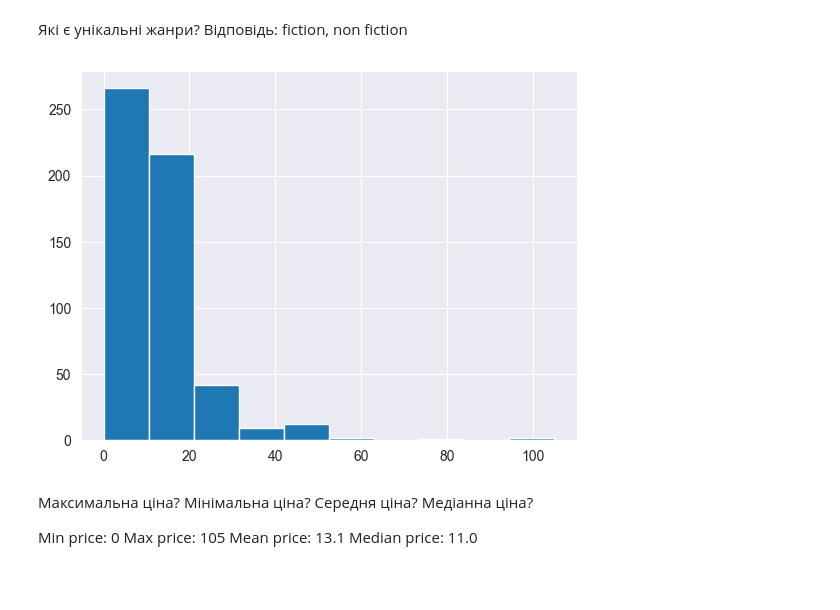
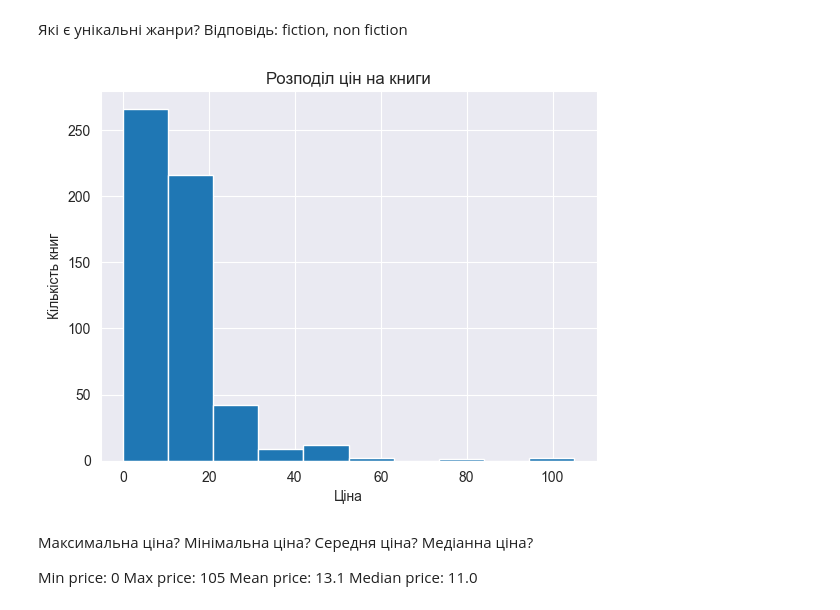
Before and after one commit to NovykovDaniil2/GoIT-HW6, a Jupyter notebook: Data Science/HW2-DS/Hw2.3.ipynb, the cells around one changed output. Drawn from its saved outputs; the diff is of its cells as text; code cells hidden in the pictures; blank space fills up the shorter version.

```diff
--- a/Data Science/HW2-DS/Hw2.3.ipynb
+++ b/Data Science/HW2-DS/Hw2.3.ipynb
@@ -55,11 +55,14 @@ array(['Non Fiction', 'Fiction'], dtype=object)
 # %%
 #Тепер подивіться на розподіл цін: побудуйте діаграму (використовуйте kind='hist')
 sns.set_style('darkgrid')
 
 plt.hist(df['price'])
+plt.xlabel('Ціна')
+plt.ylabel('Кількість книг')
+plt.title('Розподіл цін на книги')
 plt.show()
 # %% [output]
-[figure, old version]
+[figure, new version]
 # %%
 #Визначте, яка ціна у нас максимальна, мінімальна, середня, медіанна (використовуйте функції max, min, mean, median)
 min_price = df['price'].min()
```
Also changed, not shown: 1 other file.
